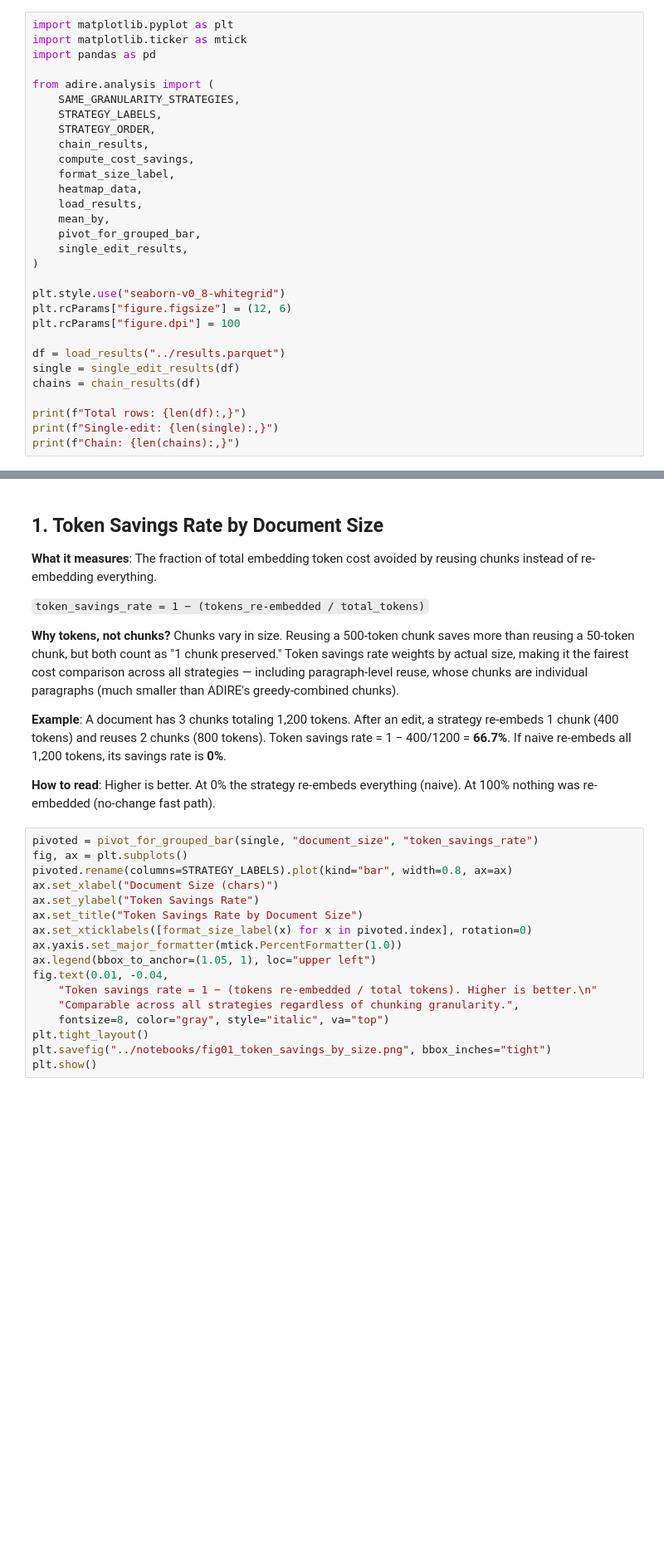
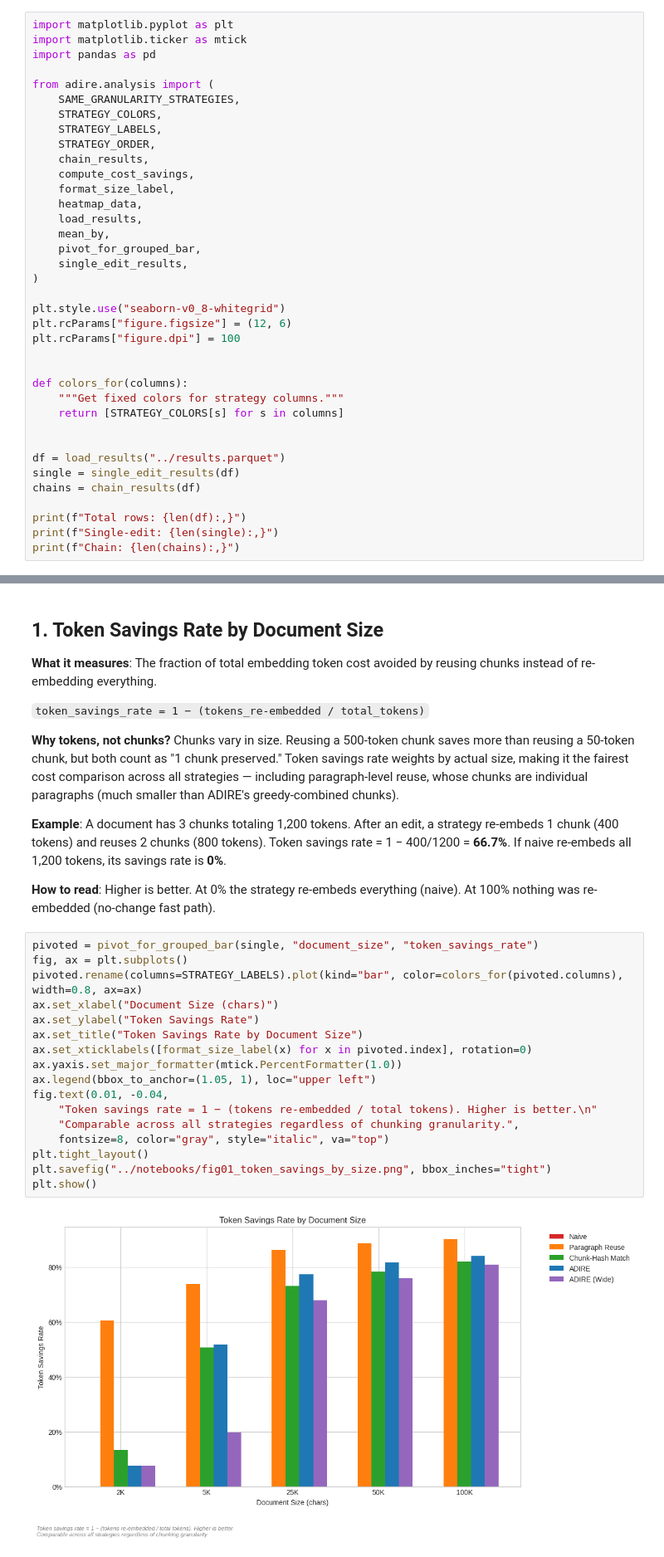
Before and after one commit to shane-kercheval/ADIRE, a Jupyter notebook: notebooks/analysis.ipynb, the cells around one changed output, grey strips where cells are left out. Shown at 83% size. Drawn from its saved outputs; the diff is of its cells as text; blank space fills up the shorter version.

```diff
--- a/notebooks/analysis.ipynb
+++ b/notebooks/analysis.ipynb
@@ -9,6 +23,7 @@ import pandas as pd
 
 from adire.analysis import (
     SAME_GRANULARITY_STRATEGIES,
+    STRATEGY_COLORS,
     STRATEGY_LABELS,
     STRATEGY_ORDER,
     chain_results,
@@ -25,6 +40,12 @@ plt.style.use("seaborn-v0_8-whitegrid")
 plt.rcParams["figure.figsize"] = (12, 6)
 plt.rcParams["figure.dpi"] = 100
 
+
+def colors_for(columns):
+    """Get fixed colors for strategy columns."""
+    return [STRATEGY_COLORS[s] for s in columns]
+
+
 df = load_results("../results.parquet")
 single = single_edit_results(df)
 chains = chain_results(df)
@@ -102,20 +123,22 @@ All validation checks passed.
 # %%
 pivoted = pivot_for_grouped_bar(single, "document_size", "token_savings_rate")
 fig, ax = plt.subplots()
-pivoted.rename(columns=STRATEGY_LABELS).plot(kind="bar", width=0.8, ax=ax)
+pivoted.rename(columns=STRATEGY_LABELS).plot(kind="bar", color=colors_for(pivoted.columns), width=0.8, ax=ax)
 ax.set_xlabel("Document Size (chars)")
 ax.set_ylabel("Token Savings Rate")
 ax.set_title("Token Savings Rate by Document Size")
 ax.set_xticklabels([format_size_label(x) for x in pivoted.index], rotation=0)
 ax.yaxis.set_major_formatter(mtick.PercentFormatter(1.0))
 ax.legend(bbox_to_anchor=(1.05, 1), loc="upper left")
 fig.text(0.01, -0.04,
     "Token savings rate = 1 − (tokens re-embedded / total tokens). Higher is better.\n"
     "Comparable across all strategies regardless of chunking granularity.",
     fontsize=8, color="gray", style="italic", va="top")
 plt.tight_layout()
 plt.savefig("../notebooks/fig01_token_savings_by_size.png", bbox_inches="tight")
 plt.show()
+# %% [output]
+[figure, added]
 # %% [markdown]
 ## 2. Preservation Rate by Document Size (Same-Granularity Strategies)
 
```
Also changed, not shown: parts of 17 cells of this notebook, 15 other files.
